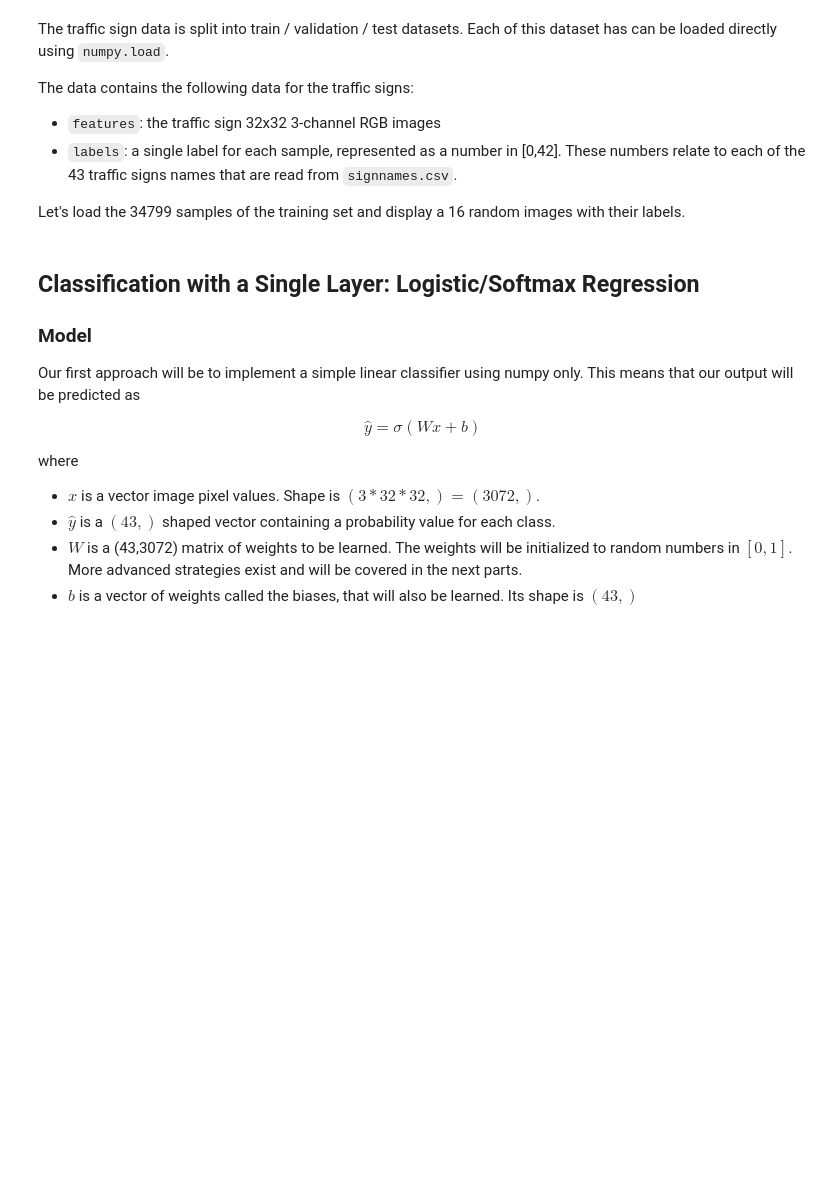
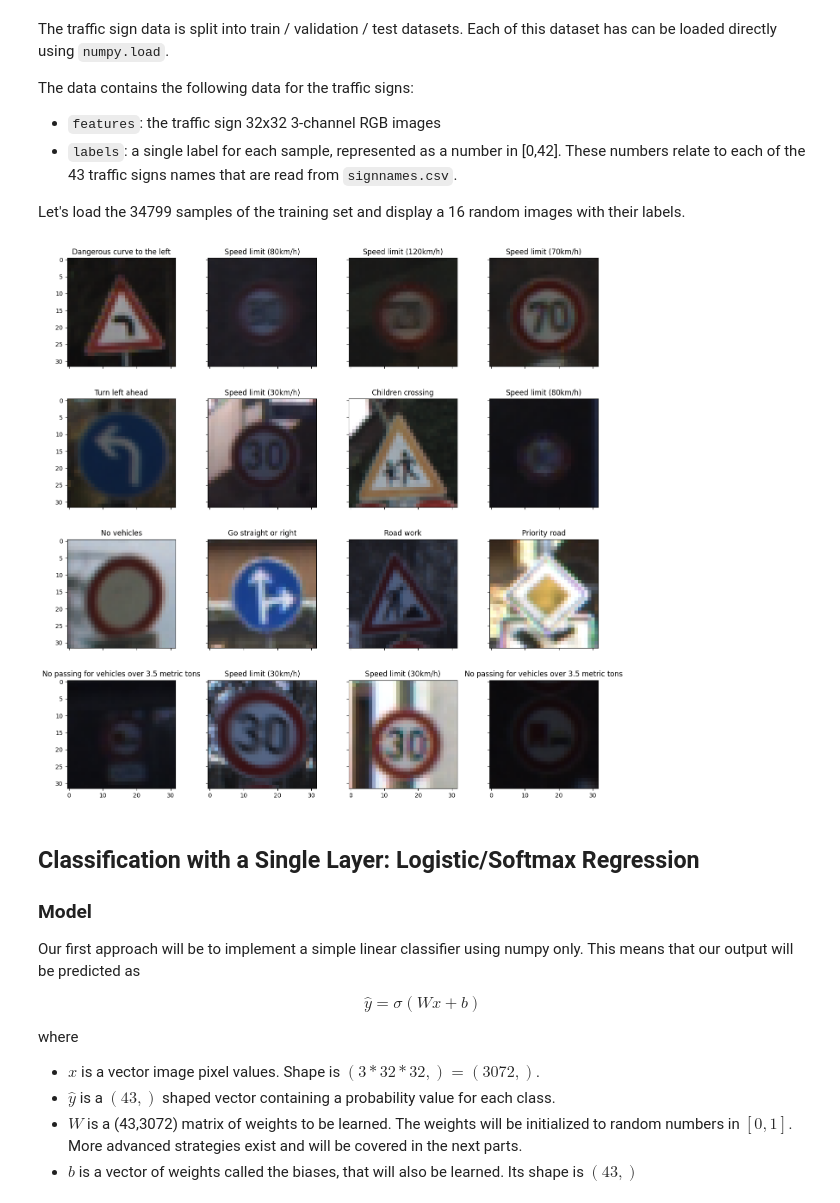
Before and after one commit to umutucak/connected-vehicles, a Jupyter notebook: Notebooks/Perception.ipynb, the cells around one changed output. Cells and saved outputs as stored; diff of their text form; code cells hidden in the pictures; blank space fills up the shorter version.

```diff
--- a/Notebooks/Perception.ipynb
+++ b/Notebooks/Perception.ipynb
@@ -51,35 +69,37 @@ Let's load the 34799 samples of the training set and display a 16 random images
 import numpy as np
 import pandas as pd
 import matplotlib.pyplot as plt
 from mpl_toolkits.axes_grid1 import ImageGrid
 
 def load_data(path):
   data = np.load(path, allow_pickle=True)
   images, labels = data["features"], data["labels"]
   # Pixels are stored as unsigned integers in [0,255]
   # Because our numerical operations treat these as floating point numbers,
   # it's best to convert these numbers to float and map them to [0,1]
   images = images.astype(np.float32) / 255.0
   labels = labels.astype(np.int64)
   return images, labels
 
 def show_image_grid(images, titles):
   fig = plt.figure(figsize=(16,16))
   ncols = 4
   nrows = int(np.ceil(images.shape[0] // ncols))
   grid = ImageGrid(fig, 111, nrows_ncols=(nrows, ncols), axes_pad=0.75)
   for ax, img, title in zip(grid, images, titles):
     ax.imshow(img)
     ax.set_title(title)
 
 # Read data
-sign_names = pd.read_csv(traffic_signs_dir / "signnames.csv").SignName.values
-training_images, training_labels = load_data(traffic_signs_dir / "train.p")
+sign_names = pd.read_csv("../traffic_signs/signnames.csv").SignName.values
+training_images, training_labels = load_data("../traffic_signs/train.p")
 training_size = training_labels.shape[0]
 
 # Display 16 random images with their labels
 random_indices = np.random.choice(np.arange(training_size), size=16, replace=False)
 show_image_grid(training_images[random_indices], sign_names[training_labels[random_indices]])
+# %% [output]
+[figure, added]
 # %% [markdown]
 ## Classification with a Single Layer: Logistic/Softmax Regression
 
```
Also changed, not shown: parts of 7 cells of this notebook.
